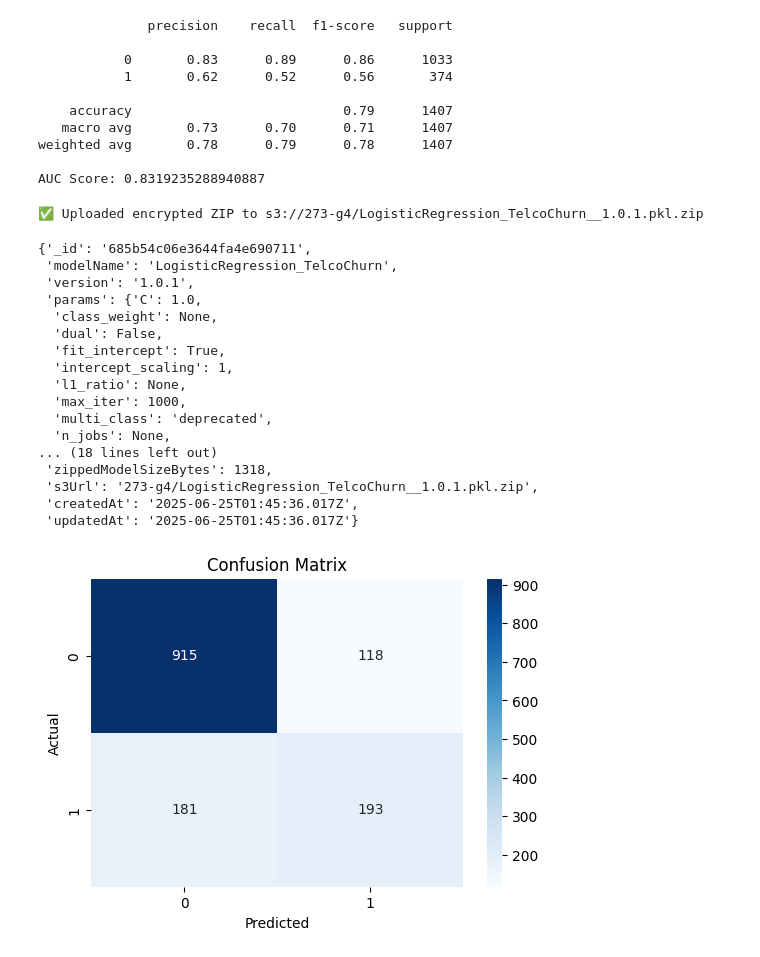
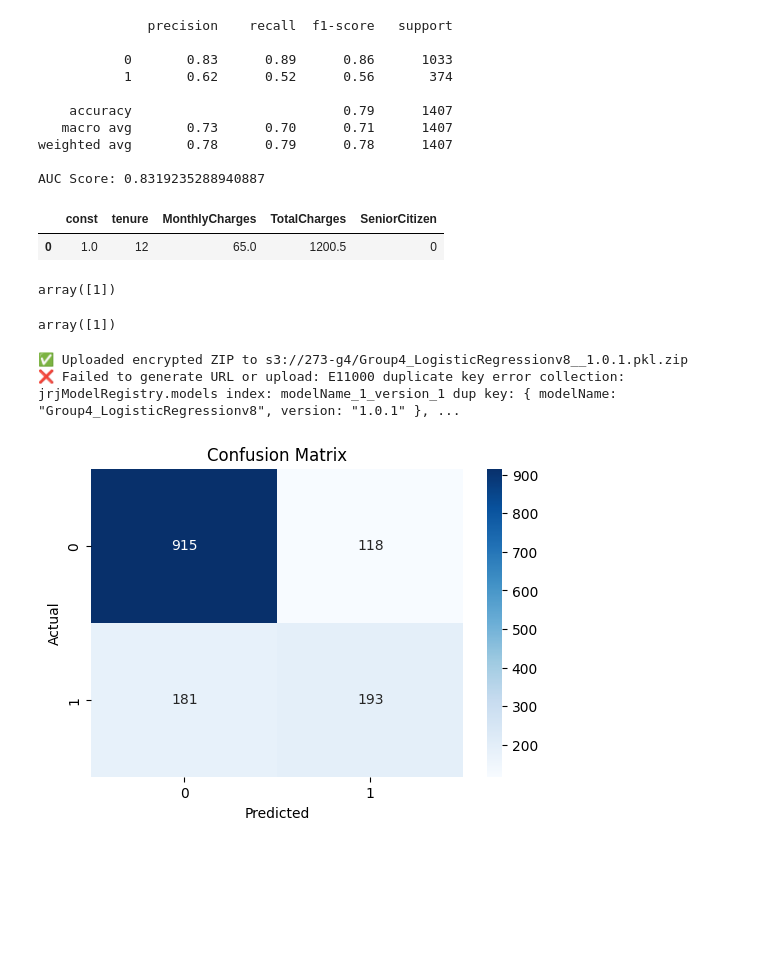
Before and after one commit to shuyu-jpg/Group4_finalproject, a Jupyter notebook: finalcoding.ipynb, the cells around one changed output. Drawn from its saved outputs; the diff is of its cells as text; code cells hidden in the pictures; blank space fills up the shorter version.

```diff
--- a/finalcoding.ipynb
+++ b/finalcoding.ipynb
@@ -190,3 +182,0 @@ modelSampleData = {
-# %%
-model.transformer = lambda x: scaler.transform(x)
-model.mainPredictor = lambda model, df: model.predict(scaler.transform(df))
@@ -192,0 +193,18 @@ model.mainPredictor = lambda model, df: model.predict(scaler.transform(df))
+# %%
+def RegModelTransformer(dataForTransfer = None):
+    import pandas as pd
+    import statsmodels.api as sm
+    if isinstance(dataForTransfer, pd.DataFrame):
+        df = dataForTransfer.copy()
+    else:
+        df = pd.DataFrame(dataForTransfer)
+    dfTransformer = sm.add_constant(df[['tenure', 'MonthlyCharges', 'TotalCharges','SeniorCitizen']],has_constant='add')
+    return dfTransformer
+# %%
+model.transformer = RegModelTransformer
+# %%
+test1 = model.transformer(modelSampleData)
+test1
+# %% [output]
+|  | const | tenure | MonthlyCharges | TotalCharges | SeniorCitizen |
+| 0 | 1.0 | 12 | 65.0 | 1200.5 | 0 |
@@ -193,8 +213,21 @@ model.mainPredictor = lambda model, df: model.predict(scaler.transform(df))
+# %%
+test1_encoded = pd.get_dummies(test1)
+missing_cols = set(X_train.columns) - set(test1_encoded.columns)
+for col in missing_cols:
+    test1_encoded[col] = 0
+test1_encoded = test1_encoded[X_train.columns]
+model.mainPredictor(test1_encoded)
+# %% [output]
+array([1])
+# %%
+model.mainPredictor(test1_encoded)
+# %% [output]
+array([1])
 # %%
 registerAJrjModel(
     model,
     {
-        "modelName": "LogisticRegression_TelcoChurn",
+        "modelName": "Group4_LogisticRegressionv8",
         "version": "1.0.1",
         "params": model.get_params(),
         "score": float(accuracy),
@@ -210,24 +243,8 @@ registerAJrjModel(
     }
 )
 # %% [output]
-✅ Uploaded encrypted ZIP to s3://273-g4/LogisticRegression_TelcoChurn__1.0.1.pkl.zip
+✅ Uploaded encrypted ZIP to s3://273-g4/Group4_LogisticRegressionv8__1.0.1.pkl.zip
+❌ Failed to generate URL or upload: E11000 duplicate key error collection: jrjModelRegistry.models index: modelName_1_version_1 dup key: { modelName: "Group4_LogisticRegressionv8", version: "1.0.1" }, ...
-{'_id': '685b54c06e3644fa4e690711',
- 'modelName': 'LogisticRegression_TelcoChurn',
- 'version': '1.0.1',
- 'params': {'C': 1.0,
-  'class_weight': None,
-  'dual': False,
-  'fit_intercept': True,
-  'intercept_scaling': 1,
-  'l1_ratio': None,
-  'max_iter': 1000,
-  'multi_class': 'deprecated',
-  'n_jobs': None,
-... (18 lines left out)
- 'zippedModelSizeBytes': 1318,
- 's3Url': '273-g4/LogisticRegression_TelcoChurn__1.0.1.pkl.zip',
- 'createdAt': '2025-06-25T01:45:36.017Z',
- 'updatedAt': '2025-06-25T01:45:36.017Z'}
 # %%
 import matplotlib.pyplot as plt
 import seaborn as sns
```
Also changed, not shown: parts of 15 cells of this notebook.
